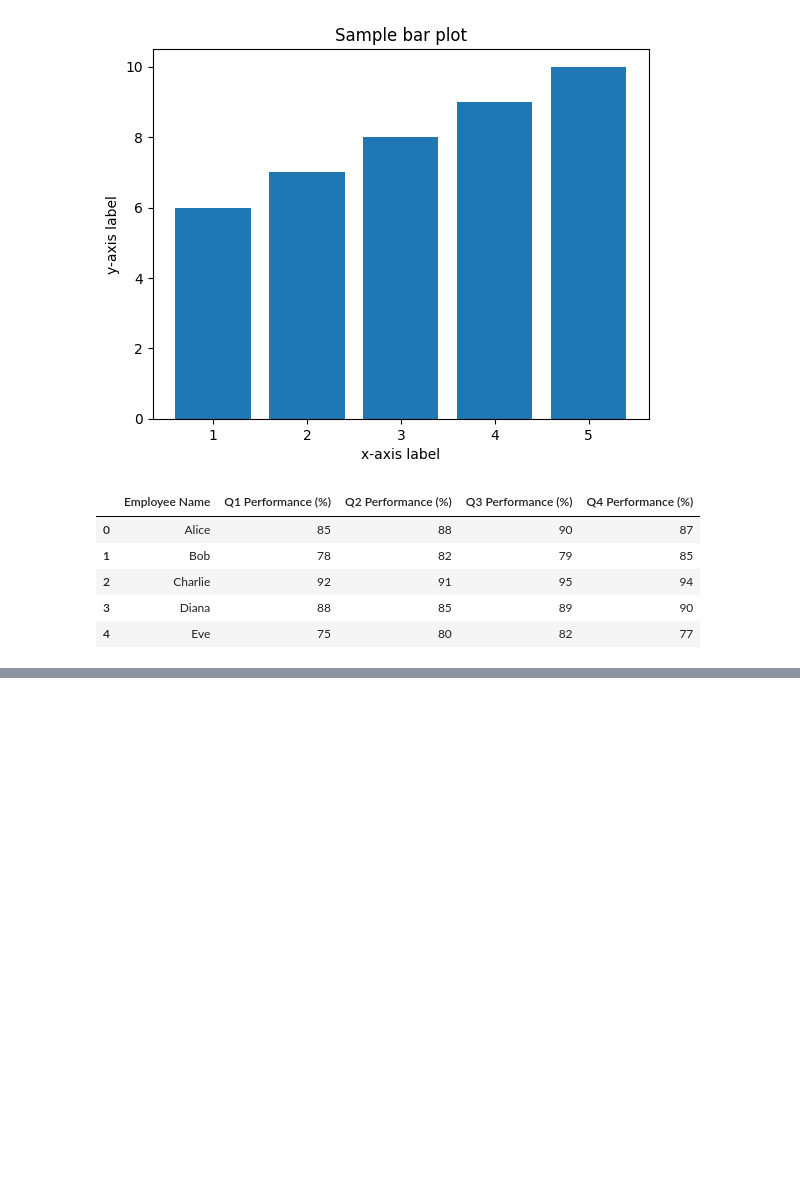
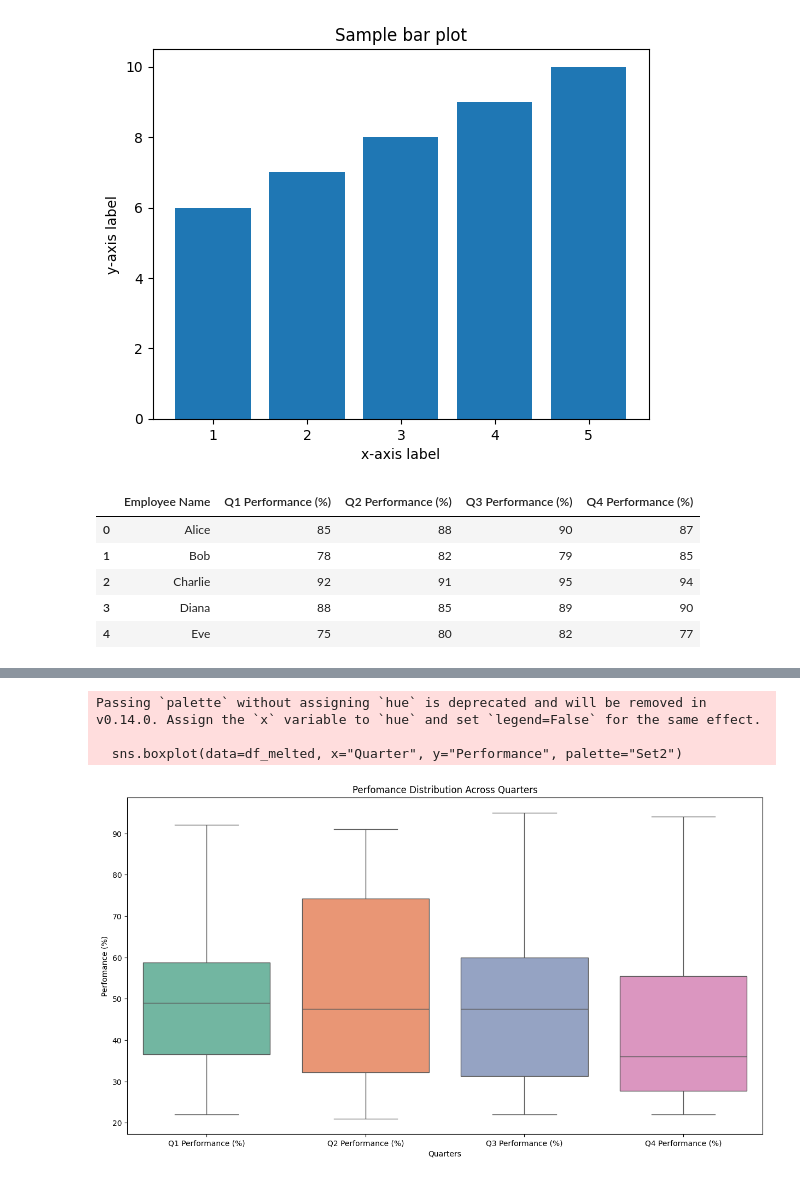
Before and after one commit to themohan69/Data-Analytic, a Jupyter notebook: Libraries/matplotlib.ipynb, the cells around one changed output, grey strips where cells are left out. Drawn from its saved outputs; the diff is of its cells as text; code cells hidden in the pictures; blank space fills up the shorter version.

```diff
--- a/Libraries/matplotlib.ipynb
+++ b/Libraries/matplotlib.ipynb
@@ -110,0 +111,12 @@ plt.show()
+# %%
+plt.figure(figsize=(15, 8))
+sns.boxplot(data=df_melted, x="Quarter", y="Performance", palette="Set2")
+plt.title("Perfomance Distribution Across Quarters")
+plt.ylabel("Perfomance (%)")
+plt.xlabel("Quarters")
+plt.show()
+# %% [output]
+Passing `palette` without assigning `hue` is deprecated and will be removed in v0.14.0. Assign the `x` variable to `hue` and set `legend=False` for the same effect.
+
+  sns.boxplot(data=df_melted, x="Quarter", y="Performance", palette="Set2")
+[figure, added]
```
Also changed, not shown: parts of 4 cells of this notebook, 1 other file.
